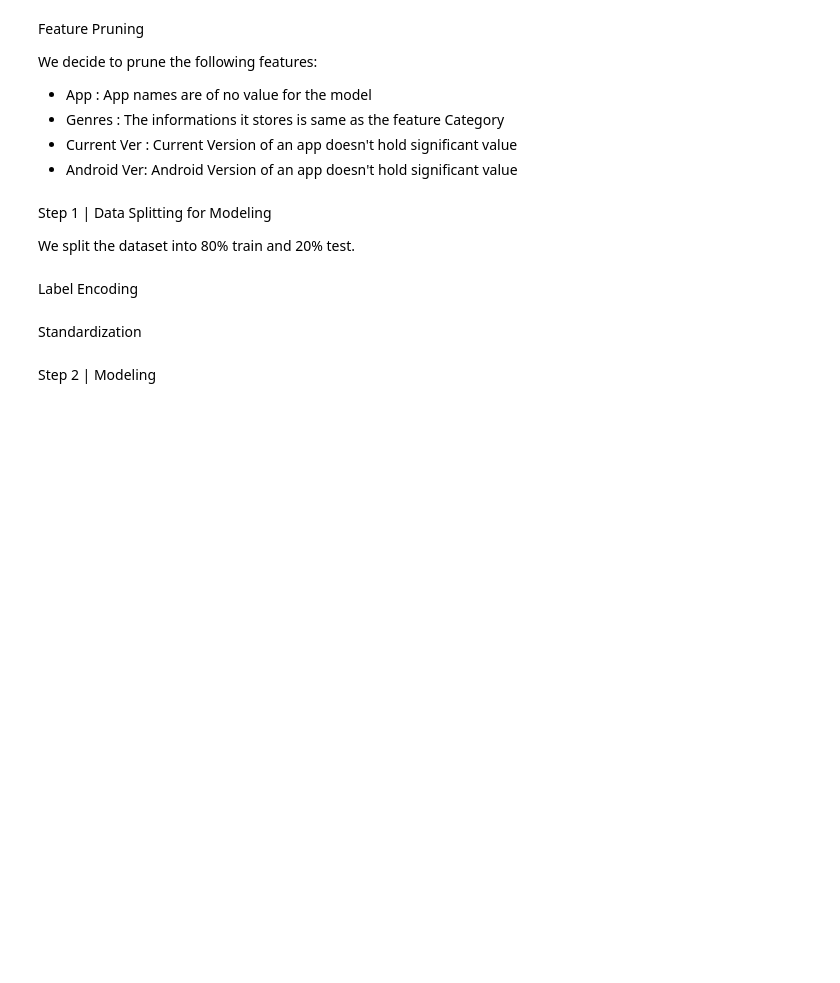
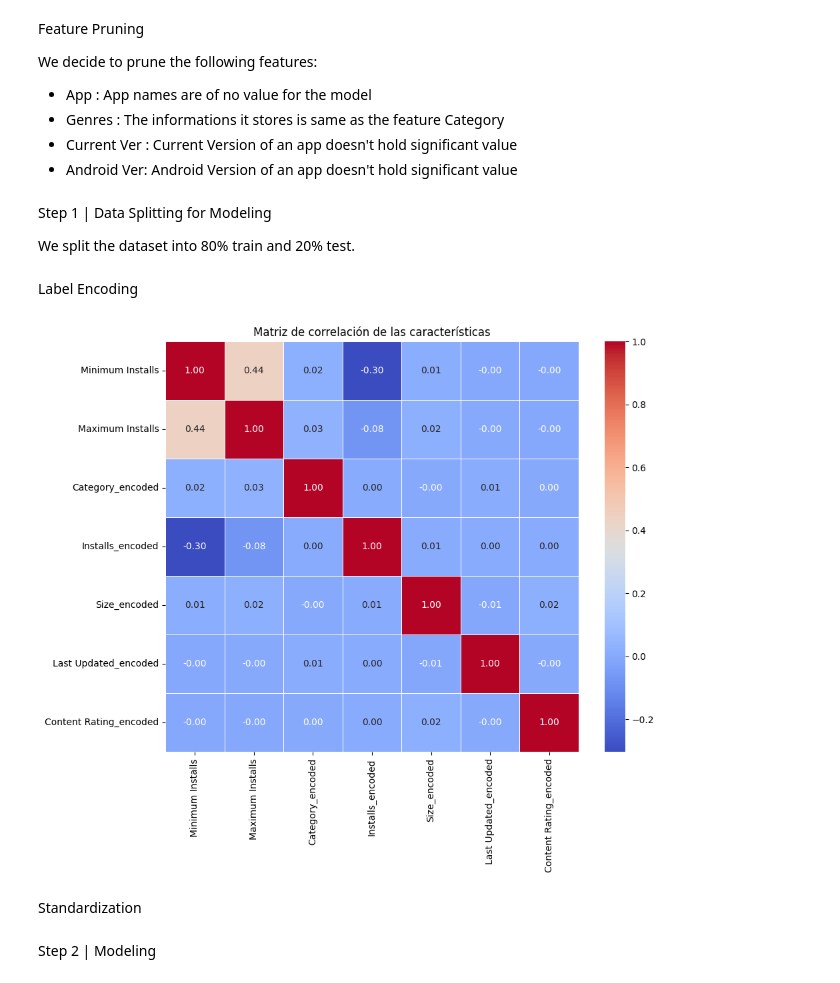
Before and after one commit to maria-clavijo/project_playstore_apps, a Jupyter notebook: notebooks/Rating Prediction.ipynb, the cells around one changed output. Drawn from its saved outputs; the diff is of its cells as text; code cells hidden in the pictures; blank space fills up the shorter version.

Commit message:
upload predicction

```diff
--- a/notebooks/Rating Prediction.ipynb
+++ b/notebooks/Rating Prediction.ipynb
@@ -36,7 +36,7 @@ import warnings
 warnings.filterwarnings('ignore')
 # %%
 # Read the cleaned CSV file
-df_apps = pd.read_csv(r"C:\Users\USER\OneDrive - Universidad Autonoma de Occidente\1. Ing. IAED\Semestre V\ETL\project_playstore_apps\data\Google-Playstore-Dataset-Clean.csv")
+df_apps = pd.read_csv(r"../data/Google-Playstore-Dataset-Clean.csv")
 
 # Show the first rows of the DataFrame
 print(df_apps.head())
@@ -86,2 +77,11 @@ X_train, X_test, y_train, y_test = train_test_split(X, y, test_size=.2, random_s
+# %%
+ignore_columns = ['App Name', 'Released', 'Minimum Android']
+
+# Eliminar las columnas especificadas
+df_predic = df_apps.drop(columns=ignore_columns)
+
+# Definir las variables X e Y para la predicción:
+x = df_predic.drop(columns=['Rating'])  # Todas las columnas excepto 'Rating' serán variables independientes
+y = df_predic['Rating']  # 'Rating' será la variable dependiente, la que se predecira
 # %% [markdown]
 Label Encoding
@@ -103,2 +88,27 @@ for col in features_to_encode:
+# %%
+# Inicializar LabelEncoder
+encoder = LabelEncoder()
+
+# Iterar sobre todas las columnas de combined_data
+for column in x.columns:
+    if x[column].dtype == 'object':  # Verificar si la columna es de tipo 'object' (categórica)
+        x[column + '_encoded'] = encoder.fit_transform(x[column])  # Aplicar Label Encoding
+
+# Eliminar las columnas originales después de la codificación
+x_encoded = x.drop(columns=x.select_dtypes(include=['object']).columns)
+
+# Dividir los datos en 80% para entrenamiento y 20% para prueba
+x_train_encoded, x_test_encoded, y_train, y_test = train_test_split(x_encoded, y, test_size=0.2, random_state=42)
+# %%
+# Calcular la matriz de correlación
+correlation_matrix = x_train_encoded.corr()
+
+# Visualizar la matriz de correlación utilizando un mapa de calor
+plt.figure(figsize=(10, 8))
+sns.heatmap(correlation_matrix, annot=True, cmap='coolwarm', fmt=".2f", linewidths=0.5)
+plt.title('Matriz de correlación de las características')
+plt.show()
+# %% [output]
+[figure, added]
 # %% [markdown]
 Standardization
```
Also changed, not shown: parts of 7 cells of this notebook.
